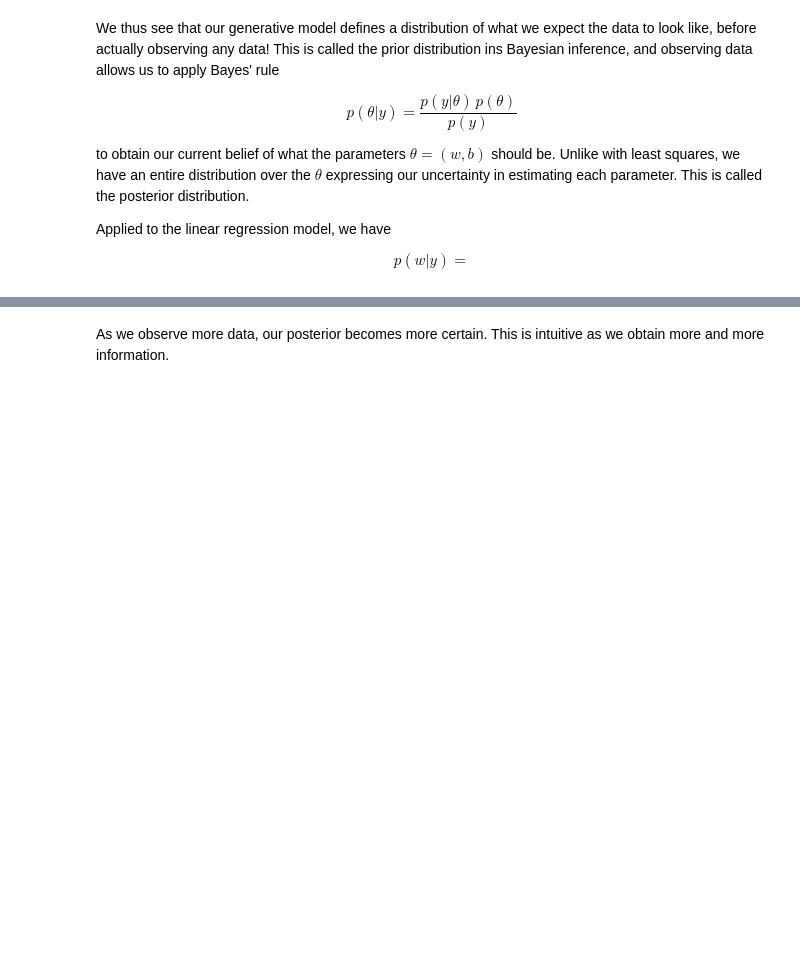
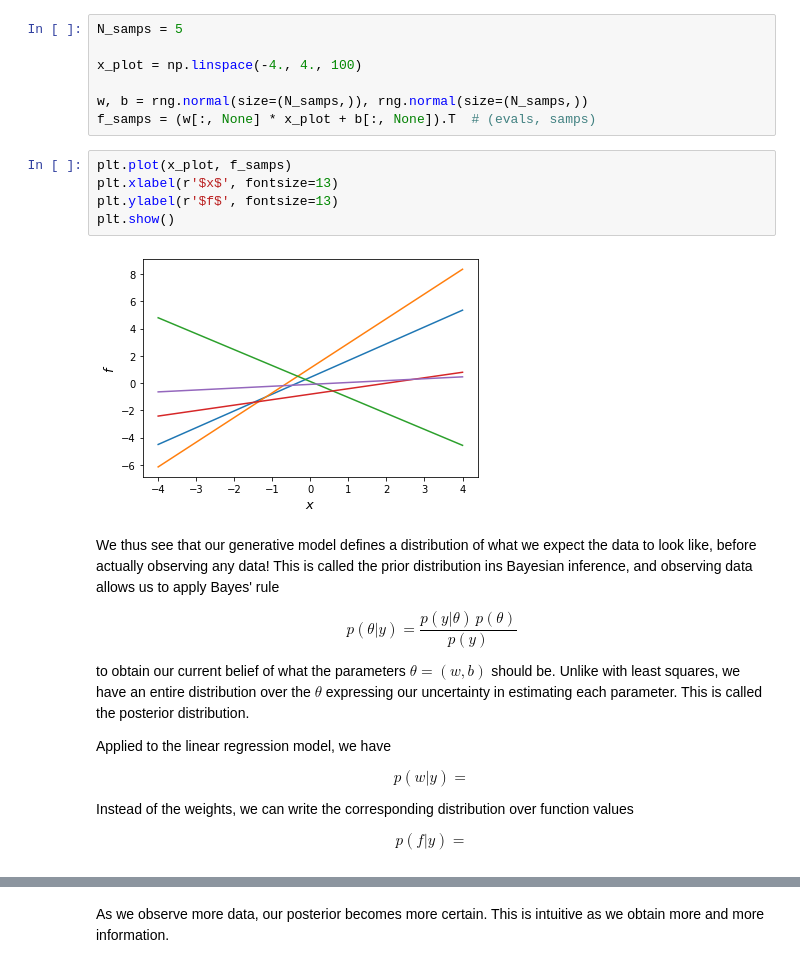
Before and after one commit to davindicode/cosyne-2023-generative-models, a Jupyter notebook: 1-regression.ipynb, the cells around one changed output, grey strips where cells are left out. Drawn from its saved outputs; the diff is of its cells as text; blank space fills up the shorter version.

```diff
--- a/1-regression.ipynb
+++ b/1-regression.ipynb
@@ -97,6 +177,20 @@ $$ w, b \sim \mathcal{N}(0, 1) $$
 
 
 Treating the unknown model parameters as random variables now defines a distribution over all possible models $p\left( f(x) \right)$, and we can visualize samples drawn from this distribution. Each sample is a different possible "explanation" of the data that our generative model can yield.
+# %%
+N_samps = 5
+
+x_plot = np.linspace(-4., 4., 100)
+
+w, b = rng.normal(size=(N_samps,)), rng.normal(size=(N_samps,))
+f_samps = (w[:, None] * x_plot + b[:, None]).T  # (evals, samps)
+# %%
+plt.plot(x_plot, f_samps)
+plt.xlabel(r'$x$', fontsize=13)
+plt.ylabel(r'$f$', fontsize=13)
+plt.show()
+# %% [output]
+[figure, added]
 # %% [markdown]
 We thus see that our generative model defines a distribution of what we expect the data to look like, before actually observing any data! This is called the prior distribution ins Bayesian inference, and observing data allows us to apply Bayes' rule
 
@@ -108,3 +202,8 @@ to obtain our current belief of what the parameters $\theta = (w, b)$ should be.
 Applied to the linear regression model, we have
 
 $$ p(w|y) =  $$
+
+
+Instead of the weights, we can write the corresponding distribution over function values
+
+$$ p(f|y) = $$
```
Also changed, not shown: parts of 61 cells of this notebook.
